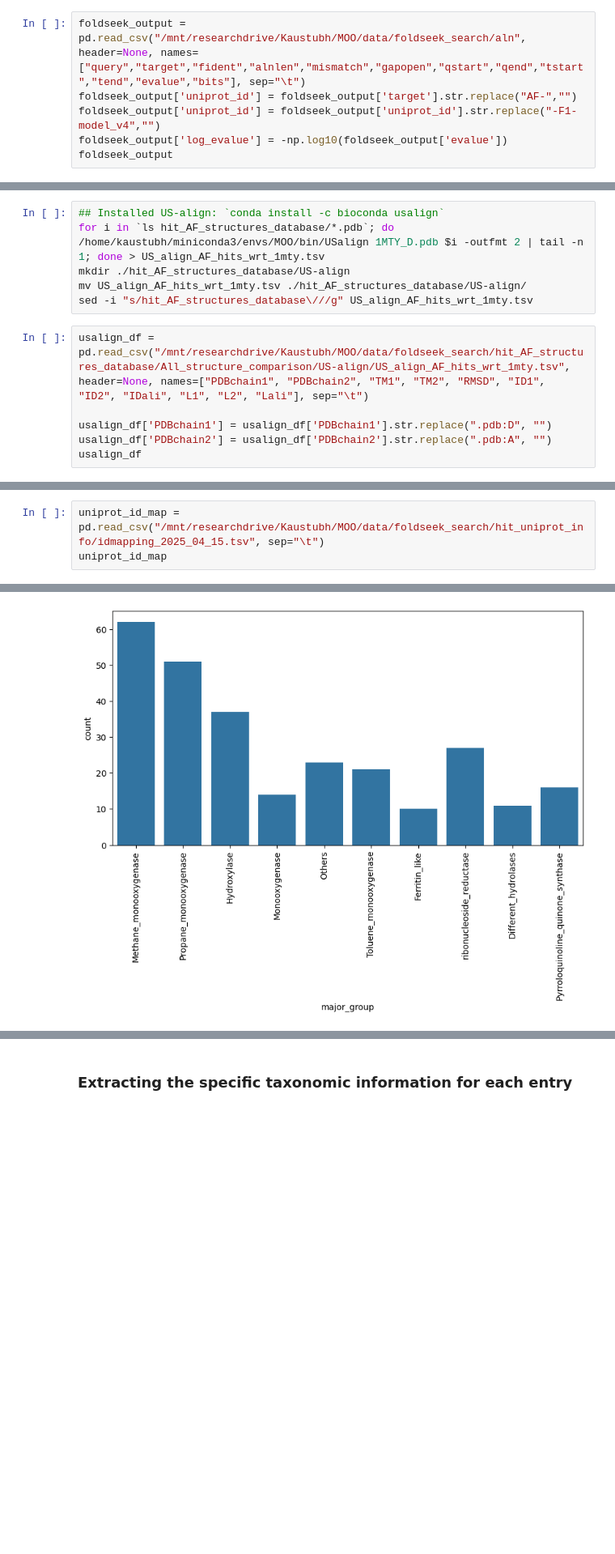
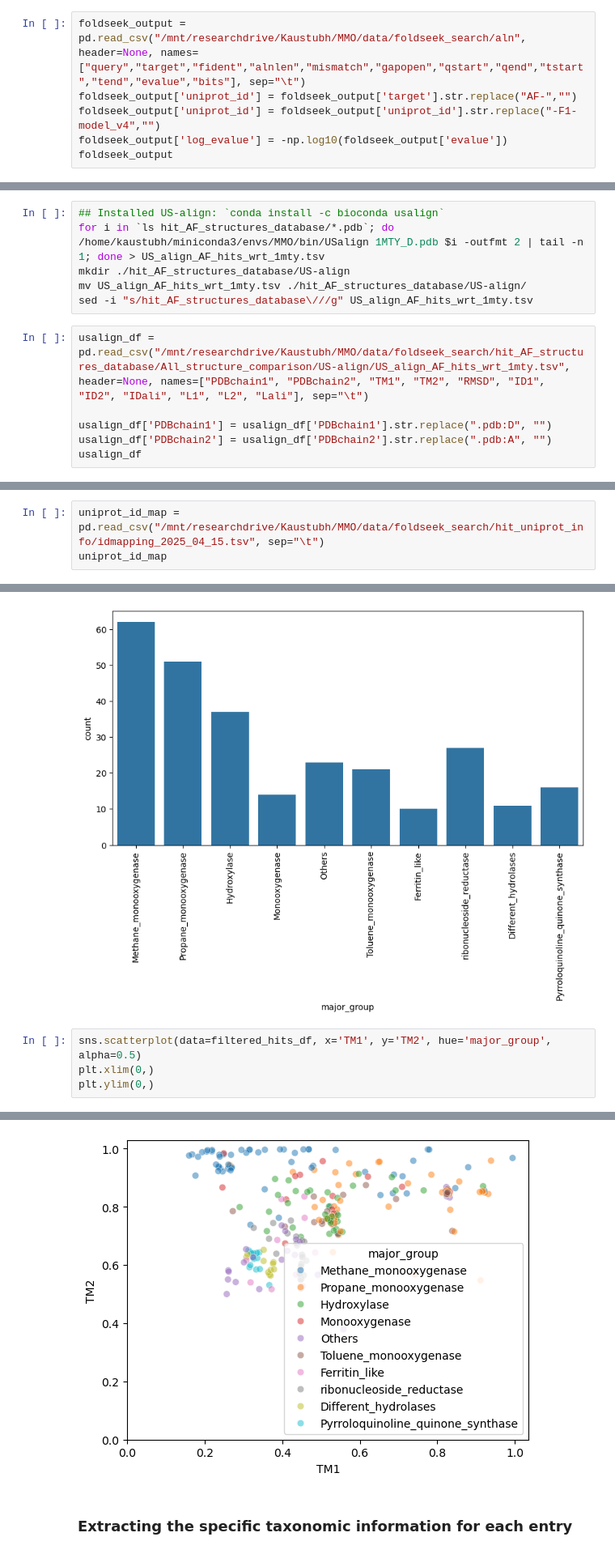
Before and after one commit to kaustubh-amritkar/MMO, a Jupyter notebook: analysis/analyze_foldseek_result.ipynb, the cells around one changed output, grey strips where cells are left out. Shown at 81% size. Saved outputs shown, nothing was run; the diff lists cells and outputs as text; blank space fills up the shorter version.

```diff
--- a/analysis/analyze_foldseek_result.ipynb
+++ b/analysis/analyze_foldseek_result.ipynb
@@ -52,7 +52,7 @@ sed '/^>/!s/-//g' MOO_foldmason_MSA_aa.fa > MOO_foldmason_aa.fasta
 # %% [markdown]
 ## Reading the output from the foldseek search
 # %%
-foldseek_output = pd.read_csv("/mnt/researchdrive/Kaustubh/MOO/data/foldseek_search/aln", header=None, names=["query","target","fident","alnlen","mismatch","gapopen","qstart","qend","tstart","tend","evalue","bits"], sep="\t")
+foldseek_output = pd.read_csv("/mnt/researchdrive/Kaustubh/MMO/data/foldseek_search/aln", header=None, names=["query","target","fident","alnlen","mismatch","gapopen","qstart","qend","tstart","tend","evalue","bits"], sep="\t")
 foldseek_output['uniprot_id'] = foldseek_output['target'].str.replace("AF-","")
 foldseek_output['uniprot_id'] = foldseek_output['uniprot_id'].str.replace("-F1-model_v4","")
 foldseek_output['log_evalue'] = -np.log10(foldseek_output['evalue'])
@@ -122,12 +122,12 @@ Text(0, 0.5, 'Bits')
 ### Using US-align to align the AF-hit structures wrt the query
 # %%
 ## Installed US-align: `conda install -c bioconda usalign`
-for i in `ls hit_AF_structures_database/*.pdb`; do /home/kaustubh/miniconda3/envs/MOO/bin/USalign 1MTY_D.pdb $i -outfmt 2 | tail -n 1; done > US_align_AF_hits_wrt_1mty.tsv
+for i in `ls hit_AF_structures_database/*.pdb`; do /home/kaustubh/miniconda3/envs/MMO/bin/USalign 1MTY_D.pdb $i -outfmt 2 | tail -n 1; done > US_align_AF_hits_wrt_1mty.tsv
 mkdir ./hit_AF_structures_database/US-align
 mv US_align_AF_hits_wrt_1mty.tsv ./hit_AF_structures_database/US-align/
 sed -i "s/hit_AF_structures_database\///g" US_align_AF_hits_wrt_1mty.tsv
 # %%
-usalign_df = pd.read_csv("/mnt/researchdrive/Kaustubh/MOO/data/foldseek_search/hit_AF_structures_database/All_structure_comparison/US-align/US_align_AF_hits_wrt_1mty.tsv", header=None, names=["PDBchain1", "PDBchain2", "TM1", "TM2", "RMSD", "ID1", "ID2", "IDali", "L1", "L2", "Lali"], sep="\t")
+usalign_df = pd.read_csv("/mnt/researchdrive/Kaustubh/MMO/data/foldseek_search/hit_AF_structures_database/All_structure_comparison/US-align/US_align_AF_hits_wrt_1mty.tsv", header=None, names=["PDBchain1", "PDBchain2", "TM1", "TM2", "RMSD", "ID1", "ID2", "IDali", "L1", "L2", "Lali"], sep="\t")
 
 usalign_df['PDBchain1'] = usalign_df['PDBchain1'].str.replace(".pdb:D", "")
 usalign_df['PDBchain2'] = usalign_df['PDBchain2'].str.replace(".pdb:A", "")
@@ -167,7 +167,7 @@ processed_df
 # %% [markdown]
 ## Reading the output from the Uniprot mappings
 # %%
-uniprot_id_map = pd.read_csv("/mnt/researchdrive/Kaustubh/MOO/data/foldseek_search/hit_uniprot_info/idmapping_2025_04_15.tsv", sep="\t")
+uniprot_id_map = pd.read_csv("/mnt/researchdrive/Kaustubh/MMO/data/foldseek_search/hit_uniprot_info/idmapping_2025_04_15.tsv", sep="\t")
 uniprot_id_map
 # %% [output]
 |  | From | Entry | Reviewed | Entry Name | Protein names | Gene Names | Organism | Length | ... |
@@ -505,3 +519,8 @@ plt.xticks(rotation=90)
   Text(8, 0, 'Different_hydrolases'),
   Text(9, 0, 'Pyrroloquinoline_quinone_synthase')])
 [figure]
+# %%
+sns.scatterplot(data=filtered_hits_df, x='TM1', y='TM2', hue='major_group', alpha=0.5)
+plt.xlim(0,)
+plt.ylim(0,)
+# %% [output]
@@ -508,3 +528,4 @@ plt.xticks(rotation=90)
+[figure, added]
 # %% [markdown]
 ### Extracting the specific taxonomic information for each entry
 # %%
```
Also changed, not shown: parts of 11 cells of this notebook, 1 other file.
